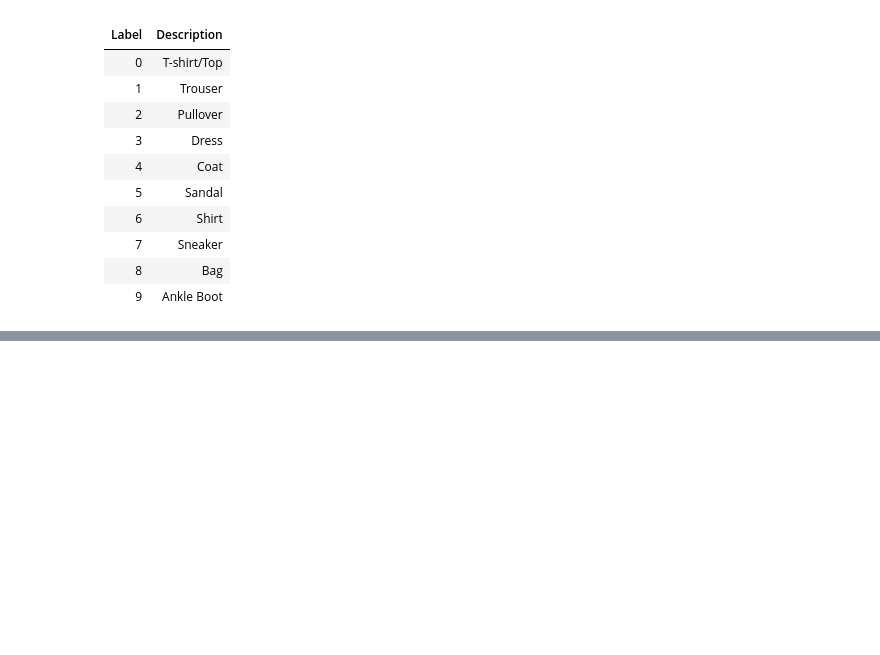
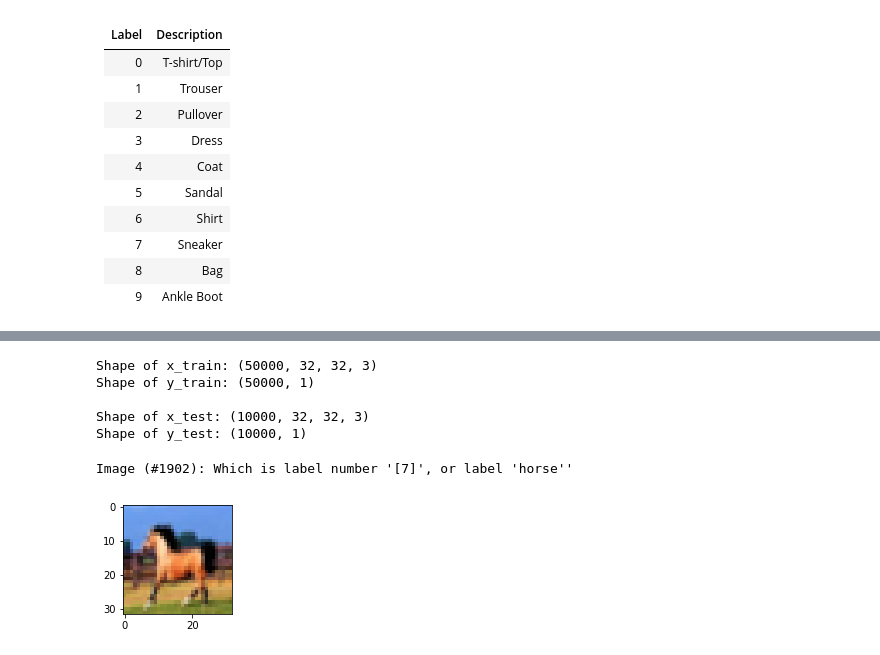
Before and after one commit to hgdangkhoi/Image-Classification-with-Fashion-MNIST-and-CIFAR-10, a Jupyter notebook: Image Classification with Fashion-MNIST and CIFAR-10.ipynb, the cells around one changed output, grey strips where cells are left out. Cells and saved outputs as stored; diff of their text form; code cells hidden in the pictures; blank space fills up the shorter version.

```diff
--- a/Image Classification with Fashion-MNIST and CIFAR-10.ipynb
+++ b/Image Classification with Fashion-MNIST and CIFAR-10.ipynb
@@ -157,0 +265,26 @@ fig.tight_layout()
+# %%
+from keras.datasets import cifar10
+
+(x_train, y_train), (x_test, y_test) = cifar10.load_data()
+print("Shape of x_train: {}".format(x_train.shape))
+print("Shape of y_train: {}".format(y_train.shape))
+print()
+print("Shape of x_test: {}".format(x_test.shape))
+print("Shape of y_test: {}".format(y_test.shape))
+# %% [output]
+Shape of x_train: (50000, 32, 32, 3)
+Shape of y_train: (50000, 1)
+
+Shape of x_test: (10000, 32, 32, 3)
+Shape of y_test: (10000, 1)
+# %%
+labelNames = ["airplane", "automobile", "bird", "cat", "deer", "dog", "frog", "horse", "ship", "truck"]
+sample = 1902
+each = x_train[sample]
+
+plt.figure(figsize=(2,2))
+plt.imshow(each, interpolation='nearest')
+print("Image (#{}): Which is label number '{}', or label '{}''".format(sample,y_train[sample], labelNames[y_train[sample][0]]))
+# %% [output]
+Image (#1902): Which is label number '[7]', or label 'horse''
+[figure, added]
```
Also changed, not shown: parts of 20 cells of this notebook.
